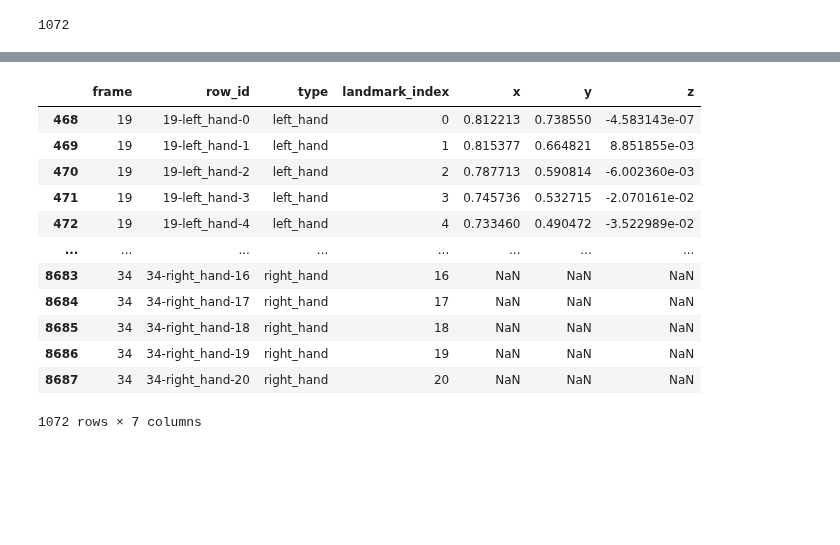
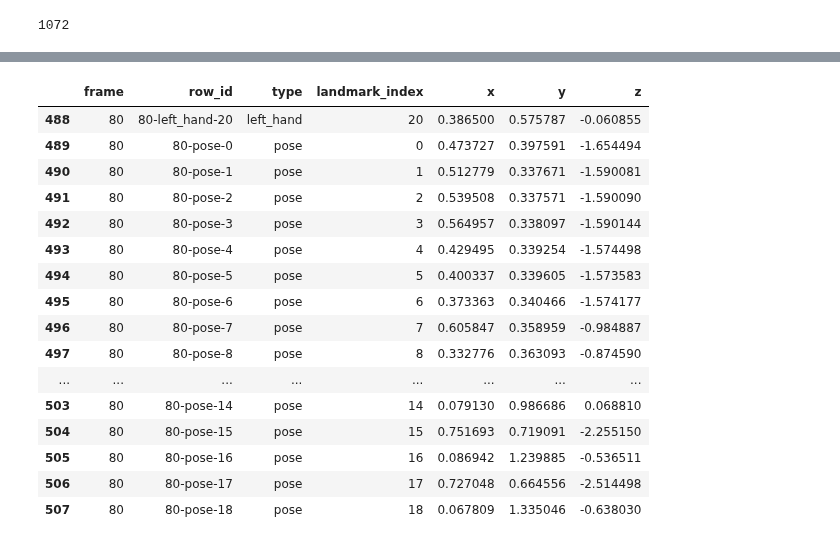
Before and after one commit to benoitfrisque/signlens, a Jupyter notebook: notebooks/Wail/notebook_tf_test_gpu.ipynb, the cells around one changed output, grey strips where cells are left out. Drawn from its saved outputs; the diff is of its cells as text; code cells hidden in the pictures; blank space fills up the shorter version.

```diff
--- a/notebooks/Wail/notebook_tf_test_gpu.ipynb
+++ b/notebooks/Wail/notebook_tf_test_gpu.ipynb
@@ -138,16 +219,20 @@ array([[[ 6.6529685e-01,  6.4861888e-01,  3.4730004e-07],
 # %%
-filter_out_landmarks(train.file_path[0],"pose")
+filter_out_landmarks(train.file_path[0],"pose")[20:40]
 # %% [output]
 |  | frame | row_id | type | landmark_index | x | y | z |
-| 468 | 19 | 19-left_hand-0 | left_hand | 0 | 0.812213 | 0.738550 | -4.583143e-07 |
-| 469 | 19 | 19-left_hand-1 | left_hand | 1 | 0.815377 | 0.664821 | 8.851855e-03 |
-| 470 | 19 | 19-left_hand-2 | left_hand | 2 | 0.787713 | 0.590814 | -6.002360e-03 |
-| 471 | 19 | 19-left_hand-3 | left_hand | 3 | 0.745736 | 0.532715 | -2.070161e-02 |
-| 472 | 19 | 19-left_hand-4 | left_hand | 4 | 0.733460 | 0.490472 | -3.522989e-02 |
+| 488 | 80 | 80-left_hand-20 | left_hand | 20 | 0.386500 | 0.575787 | -0.060855 |
+| 489 | 80 | 80-pose-0 | pose | 0 | 0.473727 | 0.397591 | -1.654494 |
+| 490 | 80 | 80-pose-1 | pose | 1 | 0.512779 | 0.337671 | -1.590081 |
+| 491 | 80 | 80-pose-2 | pose | 2 | 0.539508 | 0.337571 | -1.590090 |
+| 492 | 80 | 80-pose-3 | pose | 3 | 0.564957 | 0.338097 | -1.590144 |
+| 493 | 80 | 80-pose-4 | pose | 4 | 0.429495 | 0.339254 | -1.574498 |
+| 494 | 80 | 80-pose-5 | pose | 5 | 0.400337 | 0.339605 | -1.573583 |
+| 495 | 80 | 80-pose-6 | pose | 6 | 0.373363 | 0.340466 | -1.574177 |
+| 496 | 80 | 80-pose-7 | pose | 7 | 0.605847 | 0.358959 | -0.984887 |
+| 497 | 80 | 80-pose-8 | pose | 8 | 0.332776 | 0.363093 | -0.874590 |
 | ... | ... | ... | ... | ... | ... | ... | ... |
-| 8683 | 34 | 34-right_hand-16 | right_hand | 16 | NaN | NaN | NaN |
-| 8684 | 34 | 34-right_hand-17 | right_hand | 17 | NaN | NaN | NaN |
-| 8685 | 34 | 34-right_hand-18 | right_hand | 18 | NaN | NaN | NaN |
-| 8686 | 34 | 34-right_hand-19 | right_hand | 19 | NaN | NaN | NaN |
-| 8687 | 34 | 34-right_hand-20 | right_hand | 20 | NaN | NaN | NaN |
+| 503 | 80 | 80-pose-14 | pose | 14 | 0.079130 | 0.986686 | 0.068810 |
+| 504 | 80 | 80-pose-15 | pose | 15 | 0.751693 | 0.719091 | -2.255150 |
+| 505 | 80 | 80-pose-16 | pose | 16 | 0.086942 | 1.239885 | -0.536511 |
+| 506 | 80 | 80-pose-17 | pose | 17 | 0.727048 | 0.664556 | -2.514498 |
+| 507 | 80 | 80-pose-18 | pose | 18 | 0.067809 | 1.335046 | -0.638030 |
-1072 rows × 7 columns
```
Also changed, not shown: parts of 5 cells of this notebook, 6 other files.
